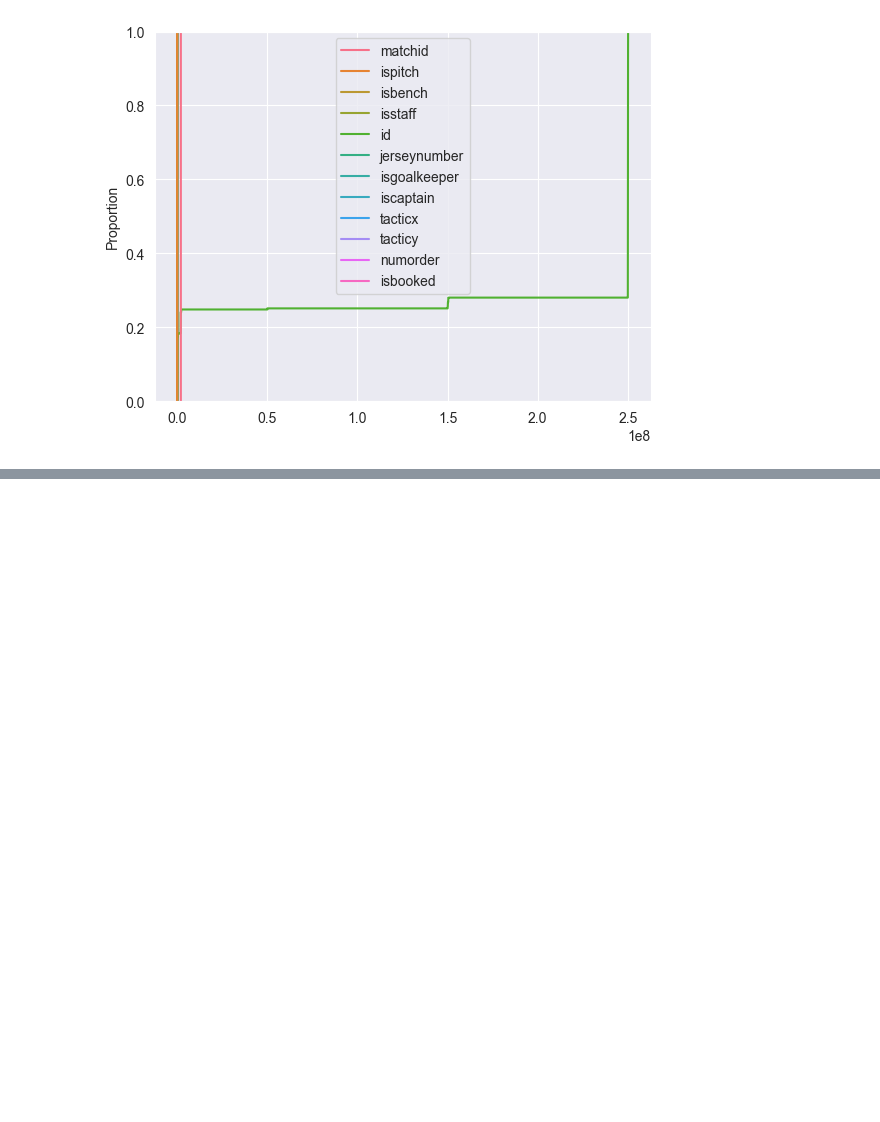
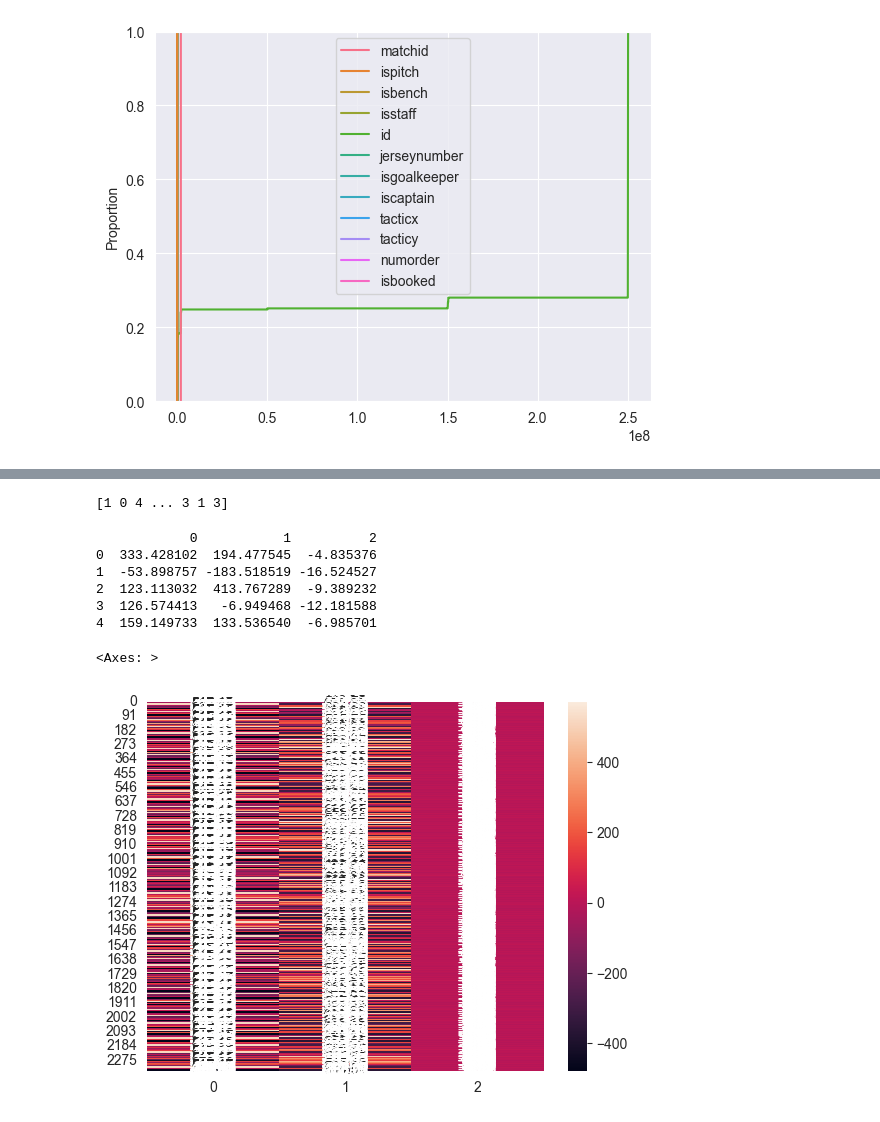
Before and after one commit to SFETNI/Omdena-UEFAEURO2024, a Jupyter notebook: task2-data-analysis/match_line_ups.ipynb, the cells around one changed output, grey strips where cells are left out. Cells and saved outputs as stored; diff of their text form; code cells hidden in the pictures; blank space fills up the shorter version.

```diff
--- a/task2-data-analysis/match_line_ups.ipynb
+++ b/task2-data-analysis/match_line_ups.ipynb
@@ -236,0 +265,2 @@ sns.ecdfplot(data=data)
+# %%
+data1= data1.dropna()
@@ -236,0 +283,31 @@ sns.ecdfplot(data=data)
+# %%
+from sklearn.cluster import KMeans
+clusters = 5
+
+kmeans = KMeans(n_clusters = clusters)
+kmeans.fit(data1)
+
+print(kmeans.labels_)
+# %% [output]
+[1 0 4 ... 3 1 3]
+# %%
+from sklearn.decomposition import PCA
+
+pca = PCA(3)
+pca.fit(data1)
+
+pca_data = pd.DataFrame(pca.transform(data1))
+
+print(pca_data.head())
+# %% [output]
+            0           1          2
+0  333.428102  194.477545  -4.835376
+1  -53.898757 -183.518519 -16.524527
+2  123.113032  413.767289  -9.389232
+3  126.574413   -6.949468 -12.181588
+4  159.149733  133.536540  -6.985701
+# %%
+sns.heatmap(pca_data,annot=True,fmt='.2f')
+# %% [output]
+<Axes: >
+[figure, added]
```
Also changed, not shown: parts of 9 cells of this notebook.
